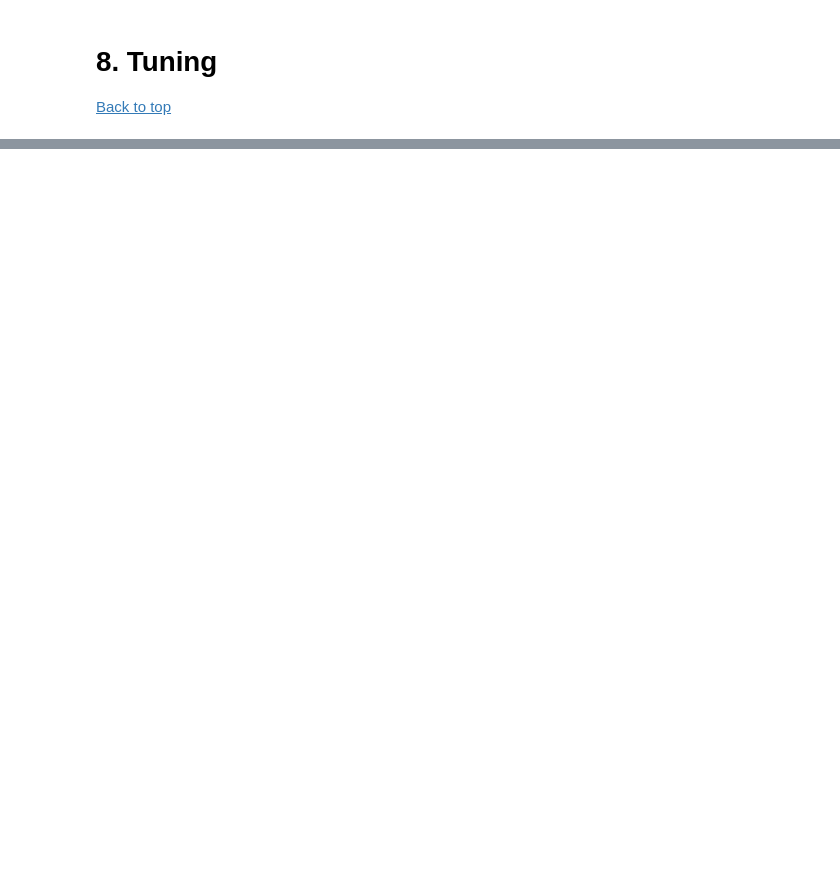
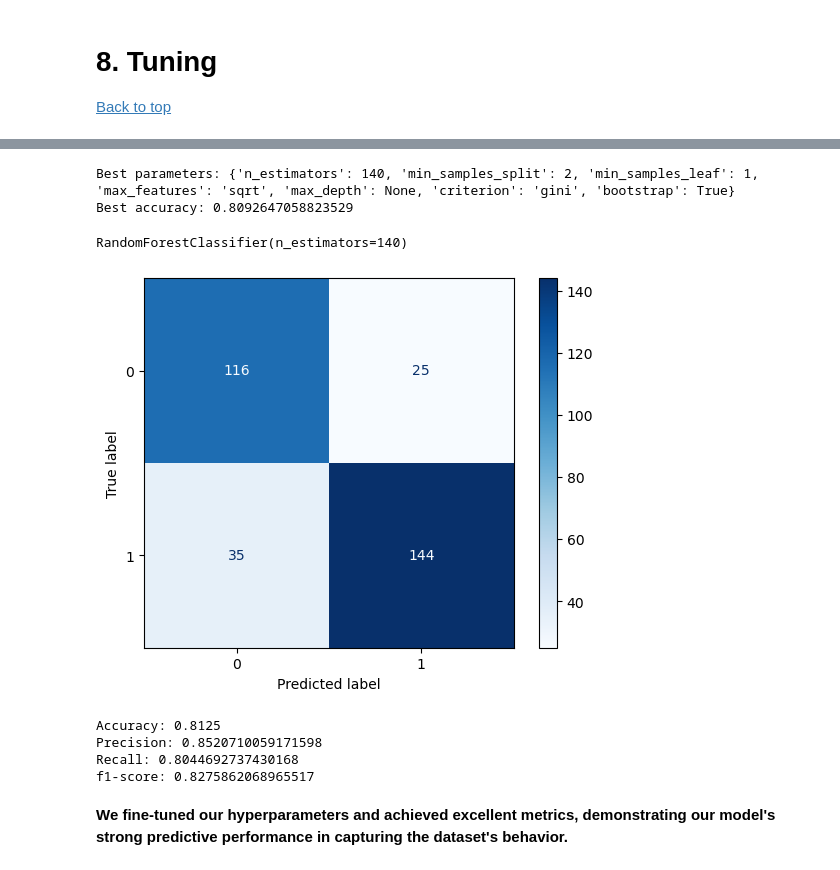
Before and after one commit to danielcamacho9712/Wine_Quality_ML_Project, a Jupyter notebook: wine_project.ipynb, the cells around one changed output, grey strips where cells are left out. Cells and saved outputs as stored; diff of their text form; code cells hidden in the pictures; blank space fills up the shorter version.

```diff
--- a/wine_project.ipynb
+++ b/wine_project.ipynb
@@ -318,0 +340,12 @@ comparision_table
+# %%
+import pprint as pp
+
+random_grid = {'n_estimators': n_estimators,
+               'criterion': criterion,
+               'max_features': max_features,
+               'max_depth': max_depth,
+               'min_samples_split': min_samples_split,
+               'min_samples_leaf': min_samples_leaf,
+               'bootstrap': bootstrap
+               }
+pp.pprint(random_grid)
@@ -318,0 +360,42 @@ comparision_table
+# %%
+from sklearn.model_selection import RandomizedSearchCV
+
+rf = RandomForestClassifier(random_state=42)
+
+# Random search
+random_search = RandomizedSearchCV(rf, param_distributions=random_grid, n_iter=1000, cv=5, n_jobs=-1, scoring='accuracy', random_state=42)
+random_search.fit(X_train, y_train)
+
+# Best parameters
+print("Best parameters:", random_search.best_params_)
+print("Best accuracy:", random_search.best_score_)
+# %% [output]
+Best parameters: {'n_estimators': 140, 'min_samples_split': 2, 'min_samples_leaf': 1, 'max_features': 'sqrt', 'max_depth': None, 'criterion': 'gini', 'bootstrap': True}
+Best accuracy: 0.8092647058823529
+# %%
+forest_opt = RandomForestClassifier(**random_search.best_params_)
+
+forest_opt.fit(X_train, y_train)
+# %% [output]
+RandomForestClassifier(n_estimators=140)
+# %%
+y_pred_opt = forest_opt.predict(X_test)
+
+cm = confusion_matrix(y_test, y_pred_opt)
+disp = ConfusionMatrixDisplay(confusion_matrix=cm)
+disp.plot(cmap='Blues')
+plt.show()
+# %% [output]
+[figure, added]
+# %%
+print(f'Accuracy: {accuracy_score(y_test, y_pred_opt)}')
+print(f'Precision: {precision_score(y_test, y_pred_opt)}')
+print(f'Recall: {recall_score(y_test, y_pred_opt)}')
+print(f'f1-score: {f1_score(y_test, y_pred_opt)}')
+# %% [output]
+Accuracy: 0.8125
+Precision: 0.8520710059171598
+Recall: 0.8044692737430168
+f1-score: 0.8275862068965517
+# %% [markdown]
+**We fine-tuned our hyperparameters and achieved excellent metrics, demonstrating our model's strong predictive performance in capturing the dataset's behavior.**
```
Also changed, not shown: parts of 5 cells of this notebook.
